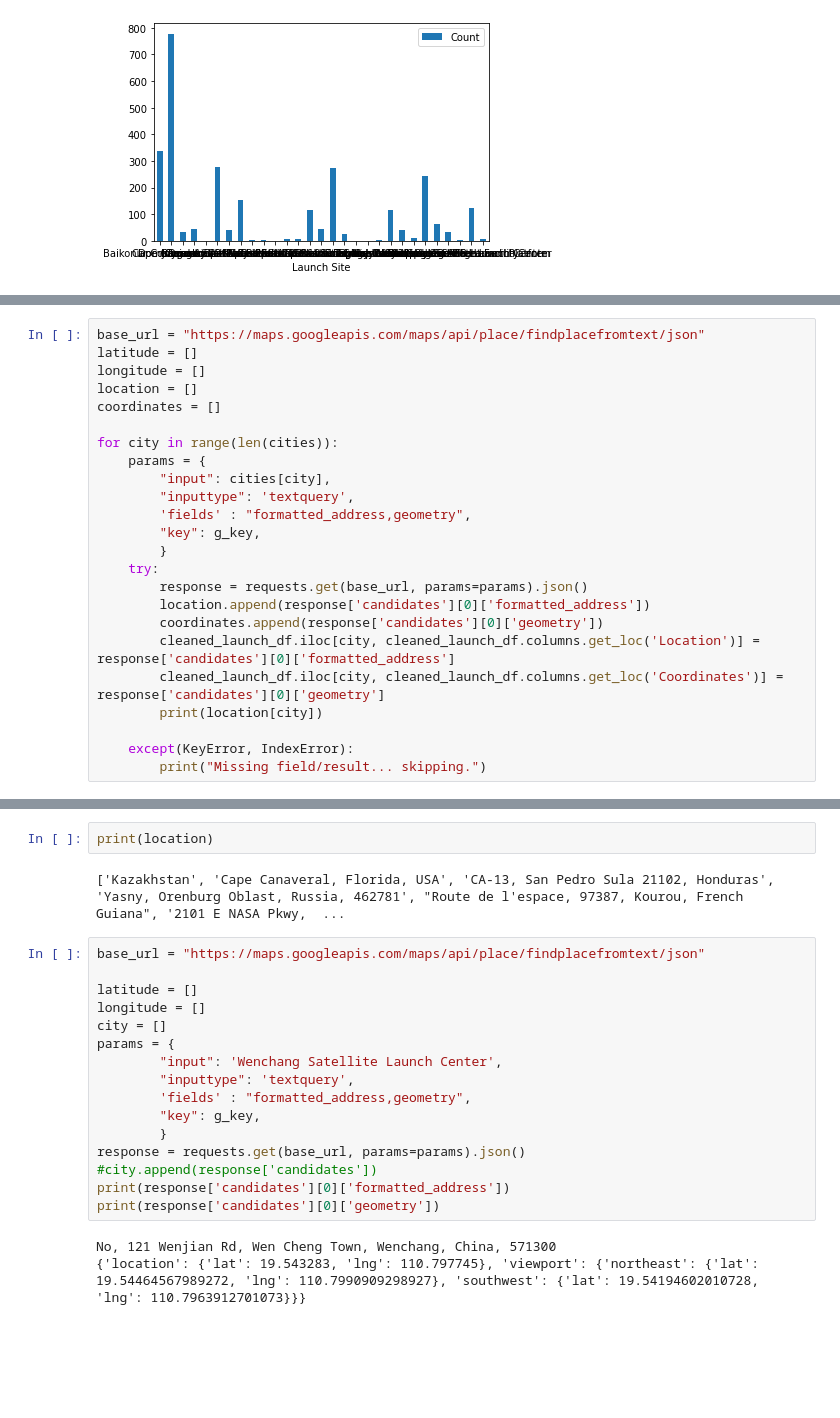
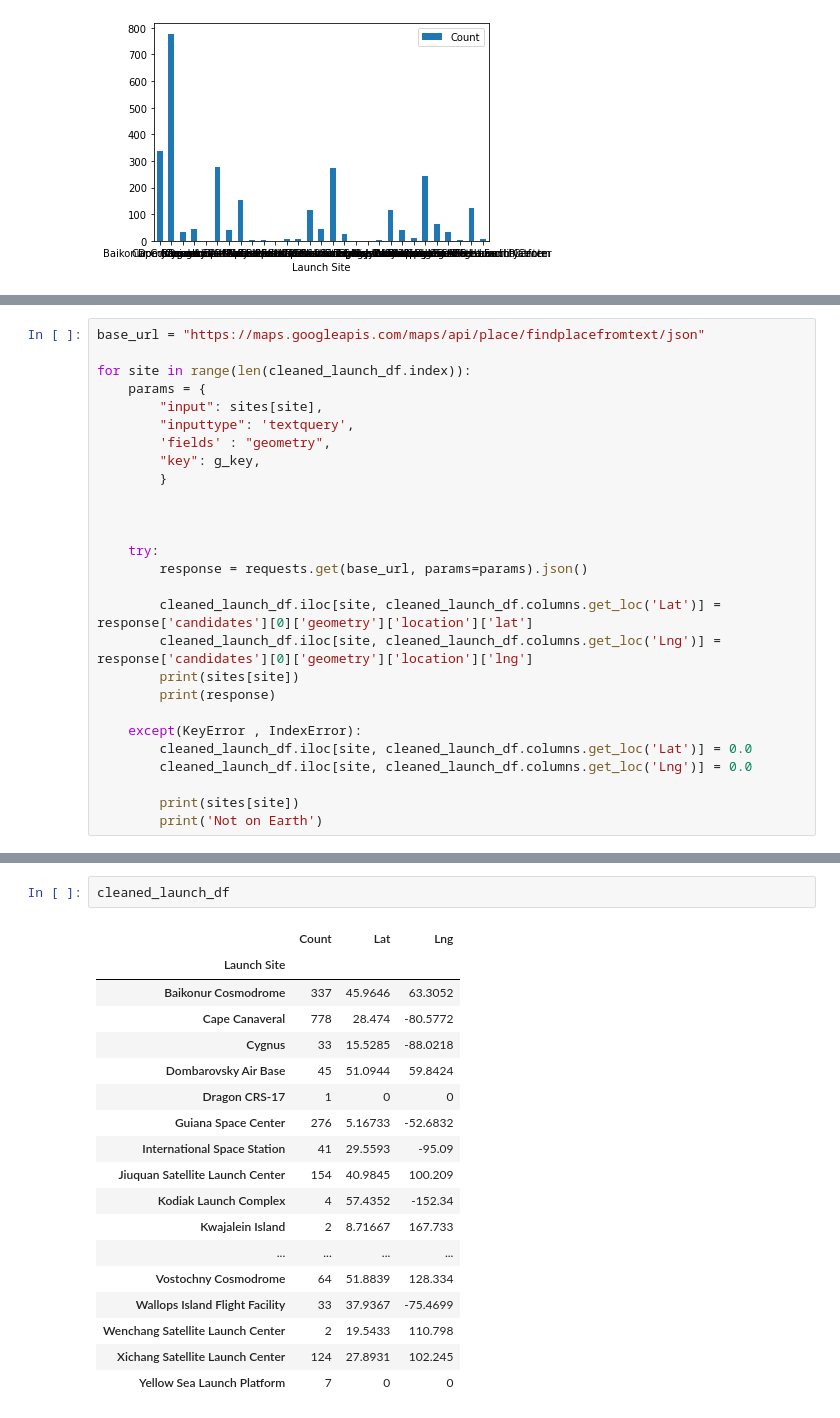
Before and after one commit to jdmerryman88/Worldwide_Satellite_Analysis, a Jupyter notebook: justin.ipynb, the cells around one changed output, grey strips where cells are left out. Drawn from its saved outputs; the diff is of its cells as text; blank space fills up the shorter version.

```diff
--- a/justin.ipynb
+++ b/justin.ipynb
@@ -273,26 +271,29 @@ cleaned_launch_df
 | Yellow Sea Launch Platform | 7 |  |  |
 # %%
 base_url = "https://maps.googleapis.com/maps/api/place/findplacefromtext/json"
-latitude = []
-longitude = []
-location = []
-coordinates = []
 
-for city in range(len(cities)):
+for site in range(len(cleaned_launch_df.index)):
     params = {
-        "input": cities[city],
+        "input": sites[site],
         "inputtype": 'textquery',
-        'fields' : "formatted_address,geometry",
+        'fields' : "geometry",
         "key": g_key,
         }
+
+
+
     try:
         response = requests.get(base_url, params=params).json()
-        location.append(response['candidates'][0]['formatted_address'])
-        coordinates.append(response['candidates'][0]['geometry'])
-        cleaned_launch_df.iloc[city, cleaned_launch_df.columns.get_loc('Location')] = response['candidates'][0]['formatted_address']
-        cleaned_launch_df.iloc[city, cleaned_launch_df.columns.get_loc('Coordinates')] = response['candidates'][0]['geometry']
-        print(location[city])
 
-    except(KeyError, IndexError):
-        print("Missing field/result... skipping.")
+        cleaned_launch_df.iloc[site, cleaned_launch_df.columns.get_loc('Lat')] = response['candidates'][0]['geometry']['location']['lat']
+        cleaned_launch_df.iloc[site, cleaned_launch_df.columns.get_loc('Lng')] = response['candidates'][0]['geometry']['location']['lng']
+        print(sites[site])
+        print(response)
+
+    except(KeyError , IndexError):
+        cleaned_launch_df.iloc[site, cleaned_launch_df.columns.get_loc('Lat')] = 0.0
+        cleaned_launch_df.iloc[site, cleaned_launch_df.columns.get_loc('Lng')] = 0.0
+
+        print(sites[site])
+        print('Not on Earth')
 # %% [output]
@@ -300,23 +317,21 @@ ValueError: Must have equal len keys and value when setting with an iterable
-# %%
-print(location)
-# %% [output]
-['Kazakhstan', 'Cape Canaveral, Florida, USA', 'CA-13, San Pedro Sula 21102, Honduras', 'Yasny, Orenburg Oblast, Russia, 462781', "Route de l'espace, 97387, Kourou, French Guiana", '2101 E NASA Pkwy,  ...
-# %%
-base_url = "https://maps.googleapis.com/maps/api/place/findplacefromtext/json"
-
-latitude = []
-longitude = []
-city = []
-params = {
-        "input": 'Wenchang Satellite Launch Center',
-        "inputtype": 'textquery',
-        'fields' : "formatted_address,geometry",
-        "key": g_key,
-        }
-response = requests.get(base_url, params=params).json()
-#city.append(response['candidates'])
-print(response['candidates'][0]['formatted_address'])
-print(response['candidates'][0]['geometry'])
-# %% [output]
-No, 121 Wenjian Rd, Wen Cheng Town, Wenchang, China, 571300
-{'location': {'lat': 19.543283, 'lng': 110.797745}, 'viewport': {'northeast': {'lat': 19.54464567989272, 'lng': 110.7990909298927}, 'southwest': {'lat': 19.54194602010728, 'lng': 110.7963912701073}}}
+# %%
+cleaned_launch_df
+# %% [output]
+|  | Count | Lat | Lng |
+| Launch Site |  |  |  |
+| Baikonur Cosmodrome | 337 | 45.9646 | 63.3052 |
+| Cape Canaveral | 778 | 28.474 | -80.5772 |
+| Cygnus | 33 | 15.5285 | -88.0218 |
+| Dombarovsky Air Base | 45 | 51.0944 | 59.8424 |
+| Dragon CRS-17 | 1 | 0 | 0 |
+| Guiana Space Center | 276 | 5.16733 | -52.6832 |
+| International Space Station | 41 | 29.5593 | -95.09 |
+| Jiuquan Satellite Launch Center | 154 | 40.9845 | 100.209 |
+| Kodiak Launch Complex | 4 | 57.4352 | -152.34 |
+| Kwajalein Island | 2 | 8.71667 | 167.733 |
+| ... | ... | ... | ... |
+| Vostochny Cosmodrome | 64 | 51.8839 | 128.334 |
+| Wallops Island Flight Facility | 33 | 37.9367 | -75.4699 |
+| Wenchang Satellite Launch Center | 2 | 19.5433 | 110.798 |
+| Xichang Satellite Launch Center | 124 | 27.8931 | 102.245 |
+| Yellow Sea Launch Platform | 7 | 0 | 0 |
```
Also changed, not shown: parts of 6 cells of this notebook.
